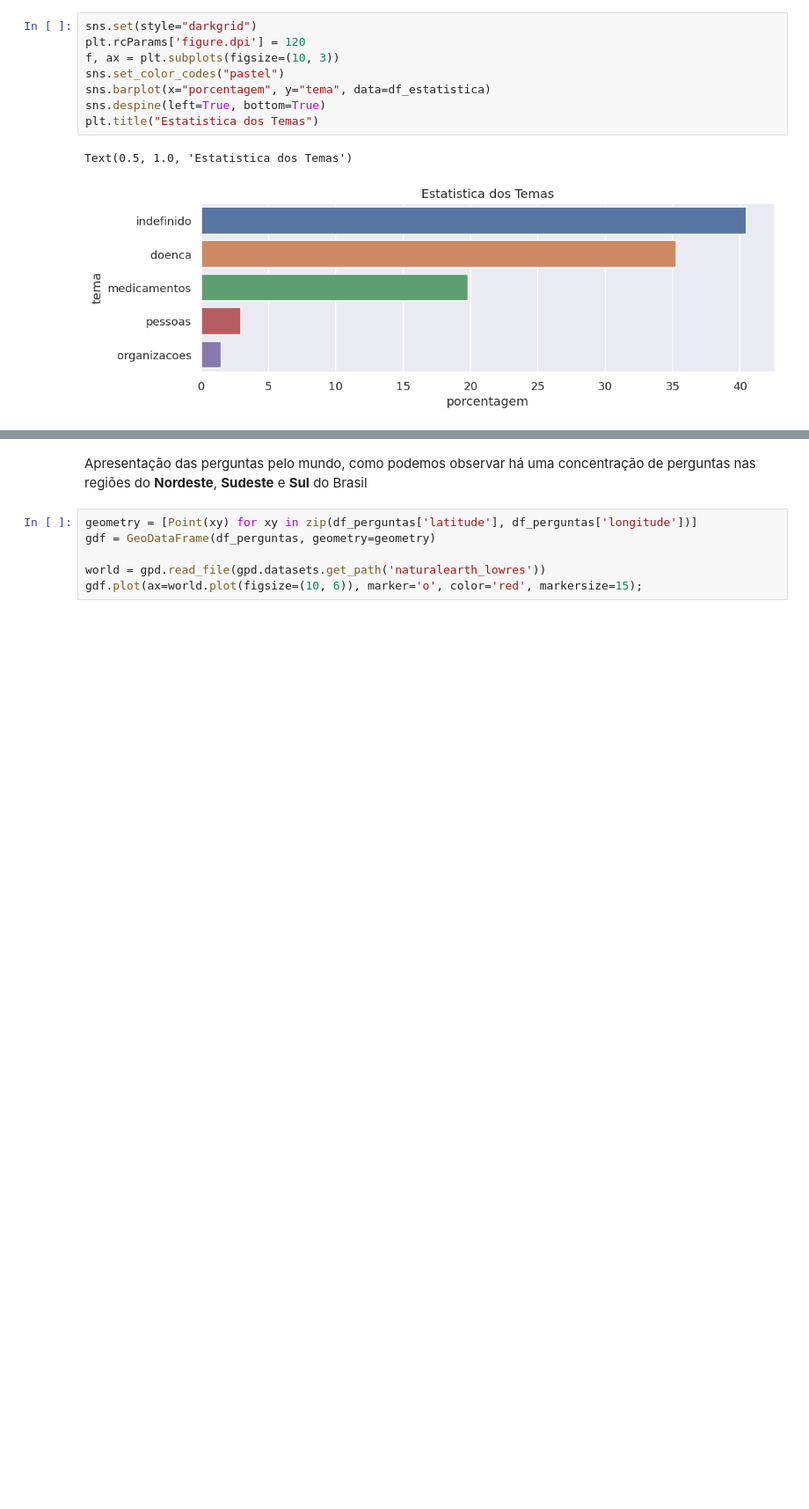
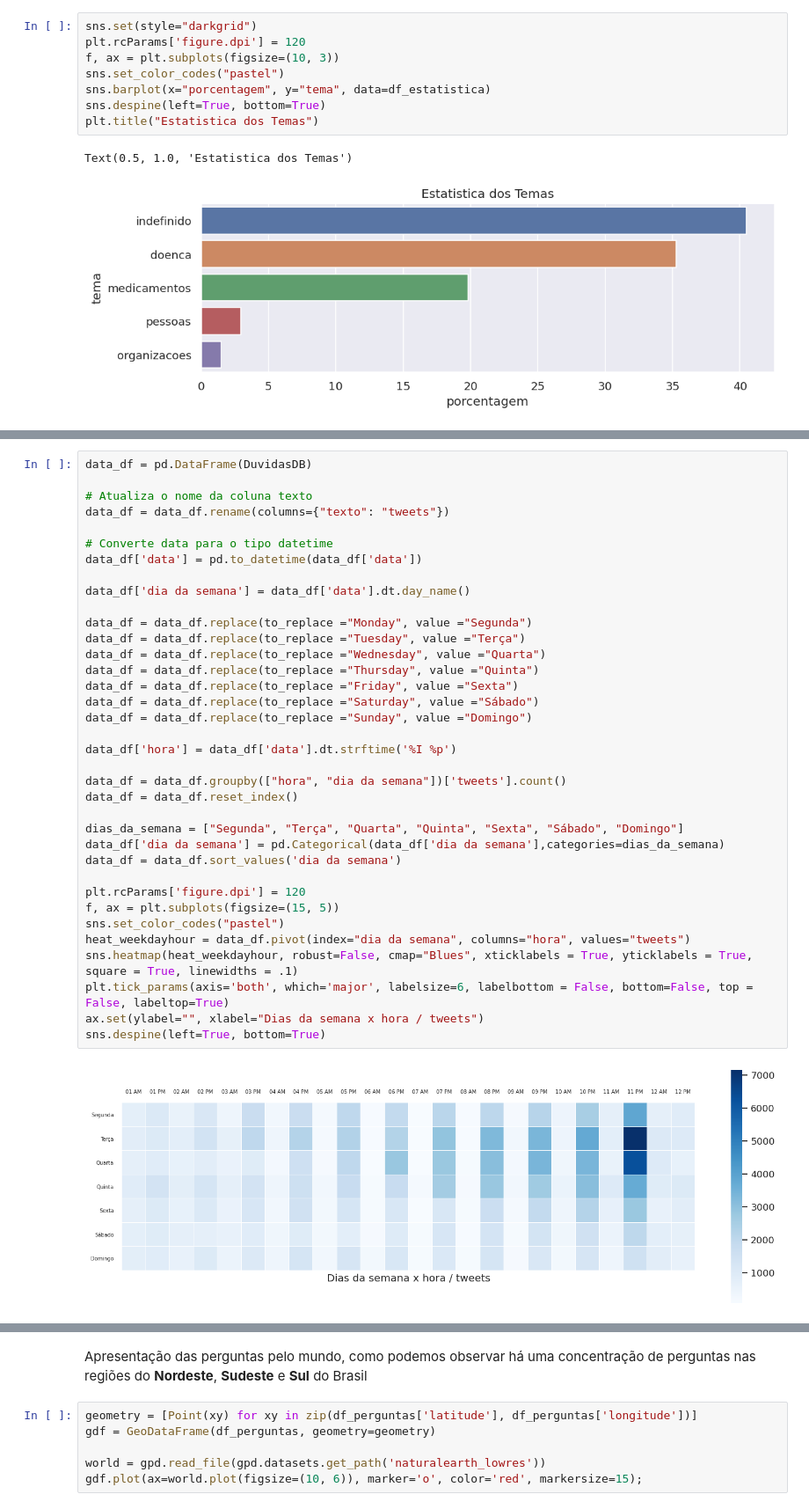
Before and after one commit to ednux/data-science-twitters-covid, a Jupyter notebook: main.ipynb, the cells around one changed output, grey strips where cells are left out. Shown at 88% size. Saved outputs shown, nothing was run; the diff lists cells and outputs as text; blank space fills up the shorter version.

```diff
--- a/main.ipynb
+++ b/main.ipynb
@@ -1153,0 +1241,38 @@ Text(0.5, 1.0, 'Estatistica dos Temas')
+# %%
+data_df = pd.DataFrame(DuvidasDB)
+
+# Atualiza o nome da coluna texto
+data_df = data_df.rename(columns={"texto": "tweets"})
+
+# Converte data para o tipo datetime
+data_df['data'] = pd.to_datetime(data_df['data'])
+
+data_df['dia da semana'] = data_df['data'].dt.day_name()
+
+data_df = data_df.replace(to_replace ="Monday", value ="Segunda")
+data_df = data_df.replace(to_replace ="Tuesday", value ="Terça")
+data_df = data_df.replace(to_replace ="Wednesday", value ="Quarta")
+data_df = data_df.replace(to_replace ="Thursday", value ="Quinta")
+data_df = data_df.replace(to_replace ="Friday", value ="Sexta")
+data_df = data_df.replace(to_replace ="Saturday", value ="Sábado")
+data_df = data_df.replace(to_replace ="Sunday", value ="Domingo")
+
+data_df['hora'] = data_df['data'].dt.strftime('%I %p')
+
+data_df = data_df.groupby(["hora", "dia da semana"])['tweets'].count()
+data_df = data_df.reset_index()
+
+dias_da_semana = ["Segunda", "Terça", "Quarta", "Quinta", "Sexta", "Sábado", "Domingo"]
+data_df['dia da semana'] = pd.Categorical(data_df['dia da semana'],categories=dias_da_semana)
+data_df = data_df.sort_values('dia da semana')
+
+plt.rcParams['figure.dpi'] = 120
+f, ax = plt.subplots(figsize=(15, 5))
+sns.set_color_codes("pastel")
+heat_weekdayhour = data_df.pivot(index="dia da semana", columns="hora", values="tweets")
+sns.heatmap(heat_weekdayhour, robust=False, cmap="Blues", xticklabels = True, yticklabels = True, square = True, linewidths = .1)
+plt.tick_params(axis='both', which='major', labelsize=6, labelbottom = False, bottom=False, top = False, labeltop=True)
+ax.set(ylabel="", xlabel="Dias da semana x hora / tweets")
+sns.despine(left=True, bottom=True)
+# %% [output]
+[figure, added]
```
Also changed, not shown: parts of 13 cells of this notebook.
